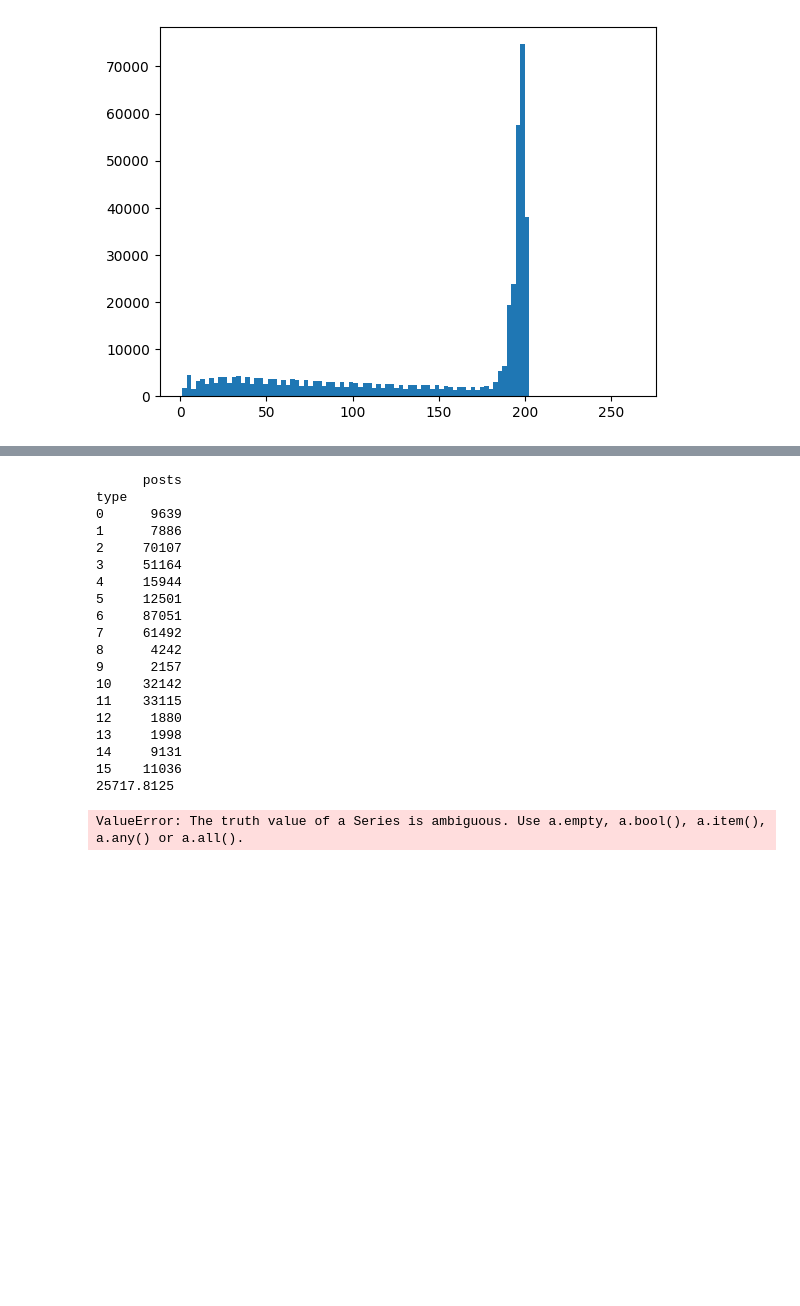
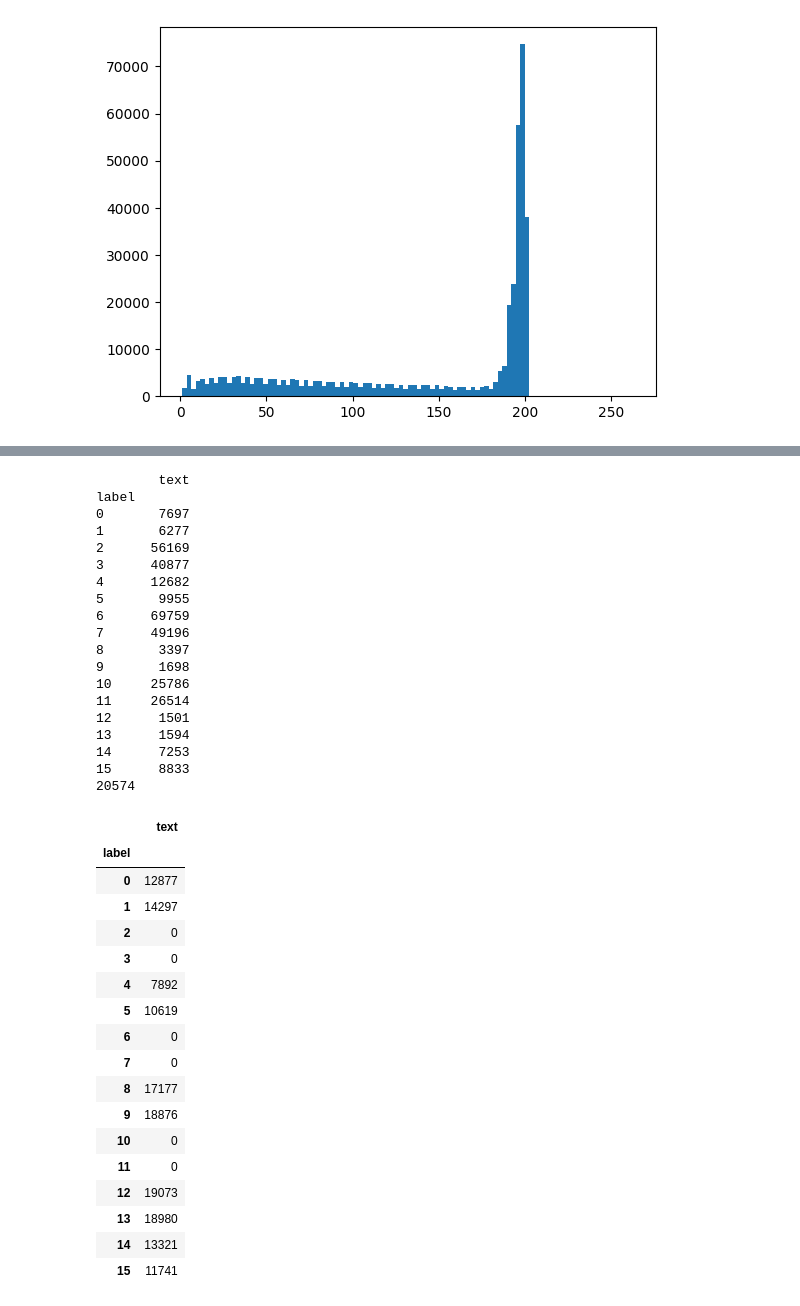
Before and after one commit to nogibjj/MBTI-Personality-Test, a Jupyter notebook: explore.ipynb, the cells around one changed output, grey strips where cells are left out. Drawn from its saved outputs; the diff is of its cells as text; code cells hidden in the pictures; blank space fills up the shorter version.

```diff
--- a/explore.ipynb
+++ b/explore.ipynb
@@ -103,30 +127,47 @@ plt.hist(df_new['type'], bins=16)
 # %%
-avg = df_new.shape[0] / 16
-cnt = df_new.groupby('type').count()
+avg = int(df_train.shape[0] / 16)
+cnt = df_train.groupby('label').count()
 print(cnt)
 print(avg)
 # %% [output]
-      posts
-type
-0      9639
-1      7886
-2     70107
-3     51164
-4     15944
-5     12501
-6     87051
-7     61492
-8      4242
-9      2157
-10    32142
-11    33115
-12     1880
-13     1998
-14     9131
-15    11036
-25717.8125
+        text
+label
+0       7697
+1       6277
+2      56169
+3      40877
+4      12682
+5       9955
+6      69759
+7      49196
+8       3397
+9       1698
+10     25786
+11     26514
+12      1501
+13      1594
+14      7253
+15      8833
+20574
 # %%
-aug = cnt.apply(lambda x: max(0, (x - avg).values[0]))
+aug = cnt.apply(lambda x: (avg - x)).clip(0)
 aug
 # %% [output]
-ValueError: The truth value of a Series is ambiguous. Use a.empty, a.bool(), a.item(), a.any() or a.all().
+|  | text |
+| label |  |
+| 0 | 12877 |
+| 1 | 14297 |
+| 2 | 0 |
+| 3 | 0 |
+| 4 | 7892 |
+| 5 | 10619 |
+| 6 | 0 |
+| 7 | 0 |
+| 8 | 17177 |
+| 9 | 18876 |
+| 10 | 0 |
+| 11 | 0 |
+| 12 | 19073 |
+| 13 | 18980 |
+| 14 | 13321 |
+| 15 | 11741 |
```
Also changed, not shown: parts of 8 cells of this notebook.
